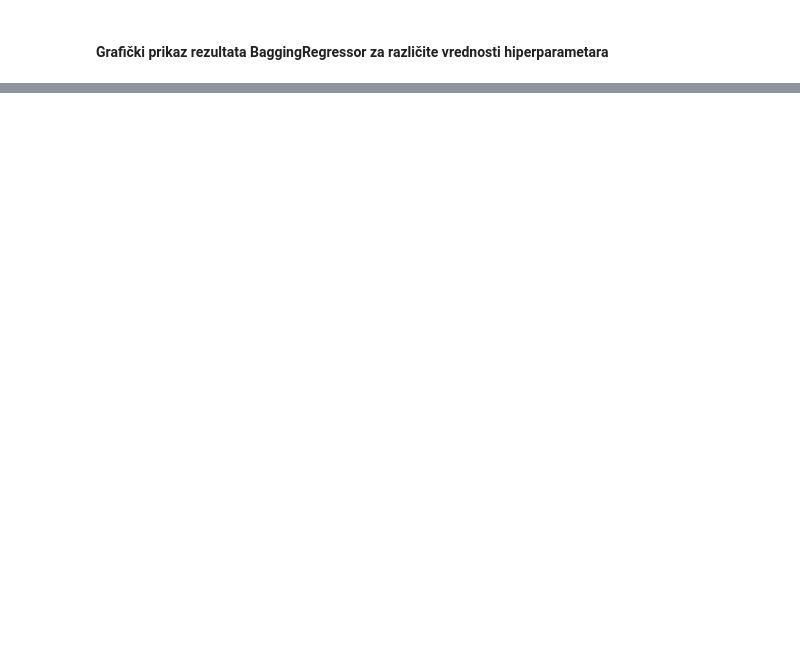
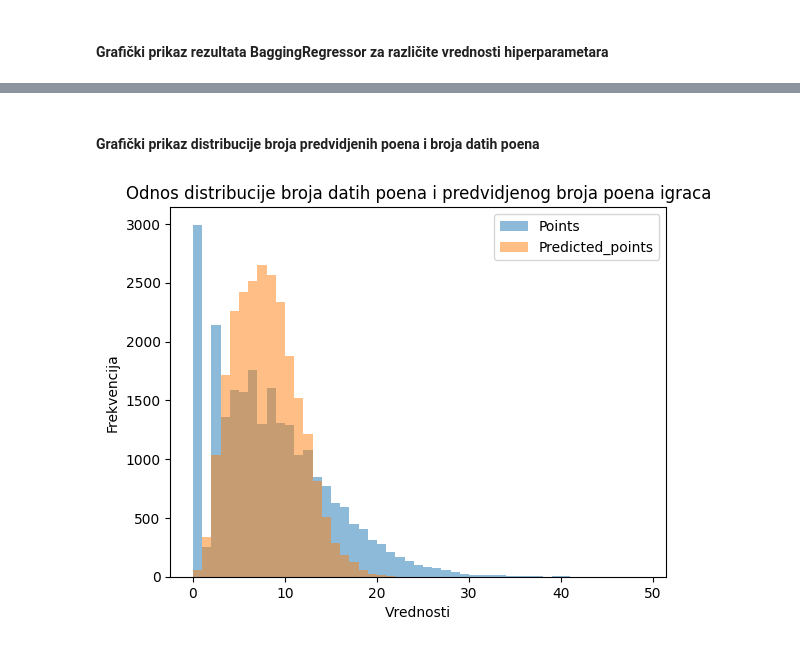
Before and after one commit to NikolaBelak/machine_learning, a Jupyter notebook: 02_regression_model.ipynb, the cells around one changed output, grey strips where cells are left out. Saved outputs shown, nothing was run; the diff lists cells and outputs as text; code cells hidden in the pictures; blank space fills up the shorter version.

```diff
--- a/02_regression_model.ipynb
+++ b/02_regression_model.ipynb
@@ -226,0 +194,13 @@ plt.show()
+# %% [markdown]
+#### Grafički prikaz distribucije broja predvidjenih poena i broja datih poena
+# %%
+plt.hist(final_player_stats['points'],bins=np.arange(0,50),alpha=0.5,label="Points")
+plt.hist(np.concatenate((y_train_pred,y_test_pred)),bins=np.arange(0,50),alpha=0.5,label="Predicted_points")
+plt.title('Odnos distribucije broja datih poena i predvidjenog broja poena igraca')
+plt.xlabel('Vrednosti')
+plt.ylabel('Frekvencija')
+plt.legend()
+# plt.savefig("./figures/Distribucija_broja_datih_poena_i_predvidjenog_broja_poena_igraca.png",dpi=300)
+plt.show()
+# %% [output]
+[figure, added]
```
Also changed, not shown: parts of 10 cells of this notebook, 22 other files.
